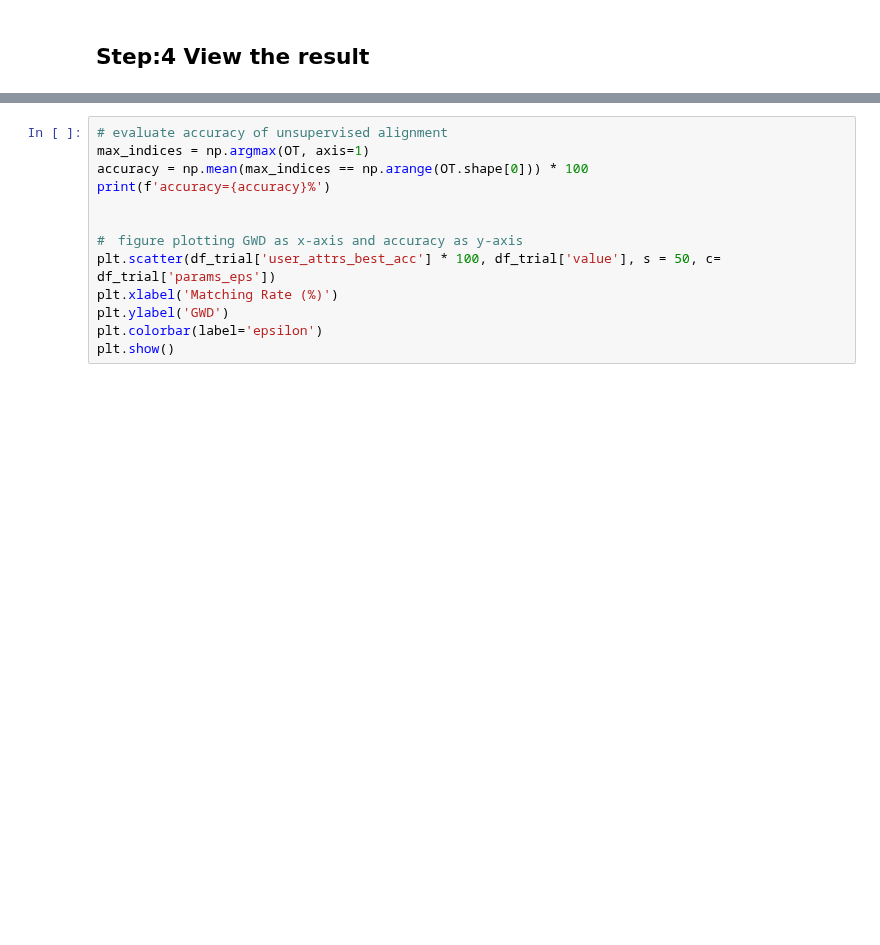
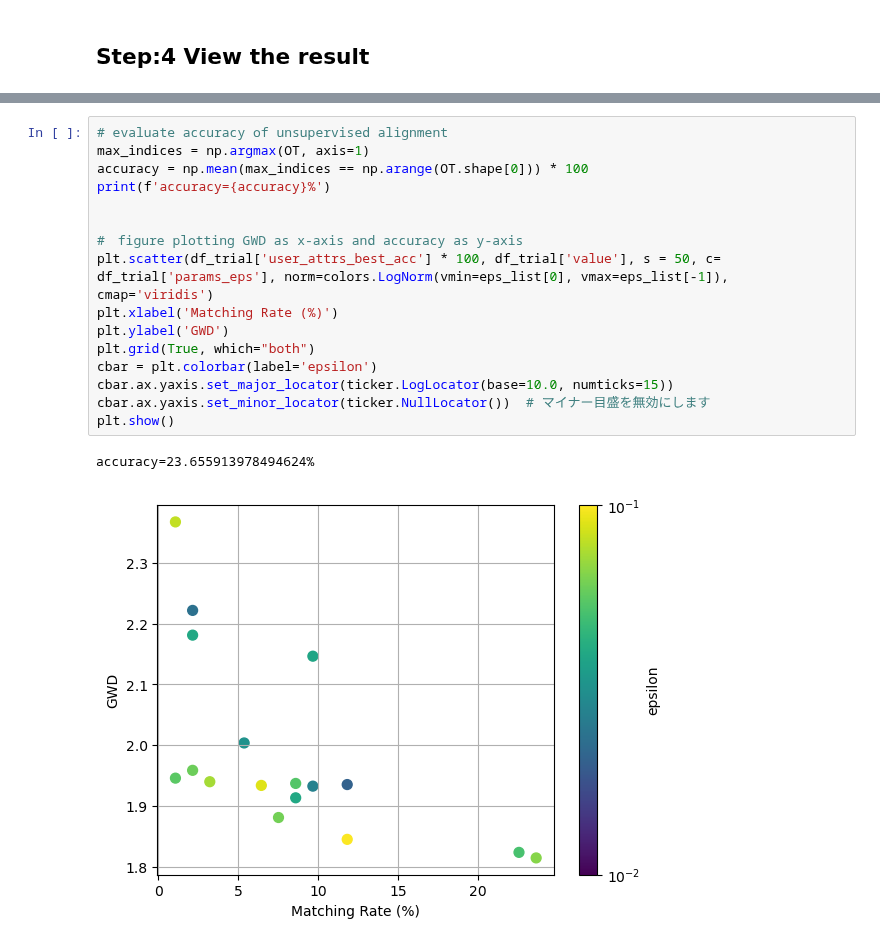
Before and after one commit to oizumi-lab/GWTune, a Jupyter notebook: scripts/tutorial_minimal.ipynb, the cells around one changed output, grey strips where cells are left out. Drawn from its saved outputs; the diff is of its cells as text; blank space fills up the shorter version.

```diff
--- a/scripts/tutorial_minimal.ipynb
+++ b/scripts/tutorial_minimal.ipynb
@@ -197,13 +248,19 @@ plt.show()
 # %%
 # evaluate accuracy of unsupervised alignment
 max_indices = np.argmax(OT, axis=1)
 accuracy = np.mean(max_indices == np.arange(OT.shape[0])) * 100
 print(f'accuracy={accuracy}%')
 
 
 #　figure plotting GWD as x-axis and accuracy as y-axis
-plt.scatter(df_trial['user_attrs_best_acc'] * 100, df_trial['value'], s = 50, c= df_trial['params_eps'])
+plt.scatter(df_trial['user_attrs_best_acc'] * 100, df_trial['value'], s = 50, c= df_trial['params_eps'], norm=colors.LogNorm(vmin=eps_list[0], vmax=eps_list[-1]), cmap='viridis')
 plt.xlabel('Matching Rate (%)')
 plt.ylabel('GWD')
-plt.colorbar(label='epsilon')
+plt.grid(True, which="both")
+cbar = plt.colorbar(label='epsilon')
+cbar.ax.yaxis.set_major_locator(ticker.LogLocator(base=10.0, numticks=15))
+cbar.ax.yaxis.set_minor_locator(ticker.NullLocator())  # マイナー目盛を無効にします
 plt.show()
+# %% [output]
+accuracy=23.655913978494624%
+[figure, added]
```
Also changed, not shown: parts of 8 cells of this notebook, 1 other file.
